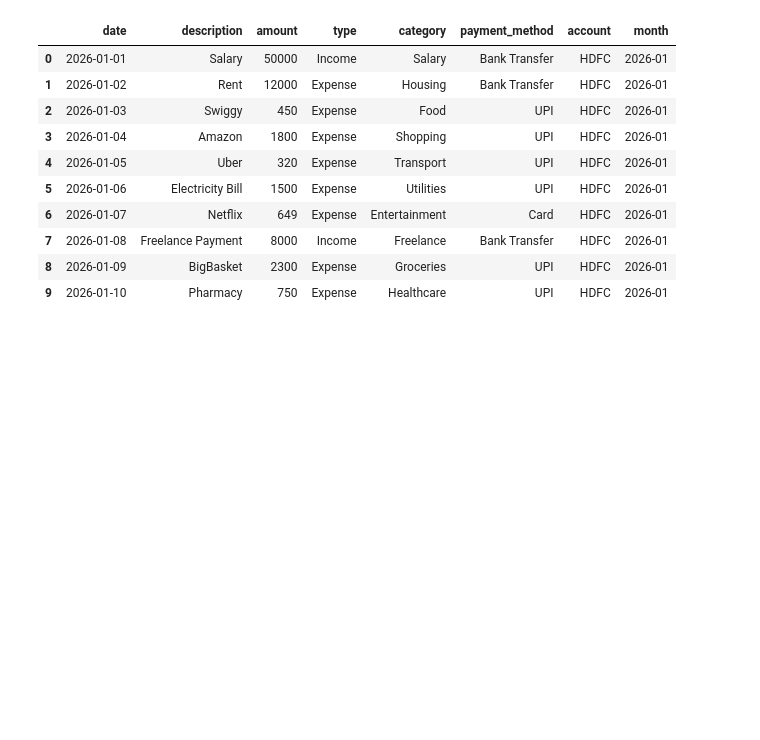
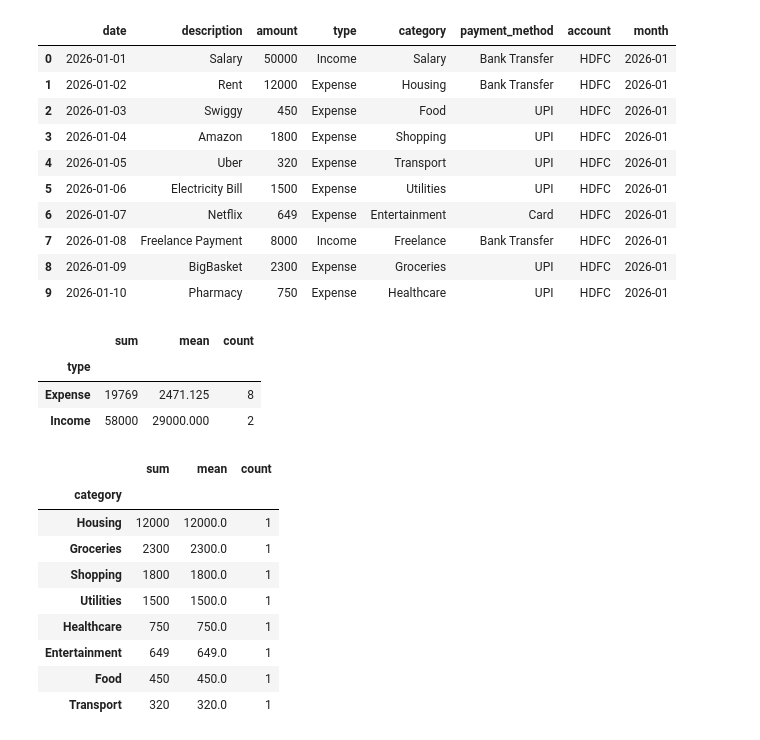
Before and after one commit to bh-arti113/personal-finance-analyzer, a Jupyter notebook: notebook/01_data_exploratory.ipynb, the cells around one changed output. Drawn from its saved outputs; the diff is of its cells as text; code cells hidden in the pictures; blank space fills up the shorter version.

```diff
--- a/notebook/01_data_exploratory.ipynb
+++ b/notebook/01_data_exploratory.ipynb
@@ -235,3 +235,31 @@ df
 | 7 | 2026-01-08 | Freelance Payment | 8000 | Income | Freelance | Bank Transfer | HDFC | 2026-01 |
 | 8 | 2026-01-09 | BigBasket | 2300 | Expense | Groceries | UPI | HDFC | 2026-01 |
 | 9 | 2026-01-10 | Pharmacy | 750 | Expense | Healthcare | UPI | HDFC | 2026-01 |
+# %%
+df.groupby("type")["amount"].agg(["sum", "mean", "count"])
+# %% [output]
+|  | sum | mean | count |
+| type |  |  |  |
+| Expense | 19769 | 2471.125 | 8 |
+| Income | 58000 | 29000.000 | 2 |
+# %%
+expense_df = df[df["type"] == "Expense"]
+
+category_summary = (
+    expense_df.groupby("category")["amount"]
+    .agg(["sum", "mean", "count"])
+    .sort_values("sum", ascending=False)
+)
+
+category_summary
+# %% [output]
+|  | sum | mean | count |
+| category |  |  |  |
+| Housing | 12000 | 12000.0 | 1 |
+| Groceries | 2300 | 2300.0 | 1 |
+| Shopping | 1800 | 1800.0 | 1 |
+| Utilities | 1500 | 1500.0 | 1 |
+| Healthcare | 750 | 750.0 | 1 |
+| Entertainment | 649 | 649.0 | 1 |
+| Food | 450 | 450.0 | 1 |
+| Transport | 320 | 320.0 | 1 |
```
Also changed, not shown: parts of 17 cells of this notebook.
